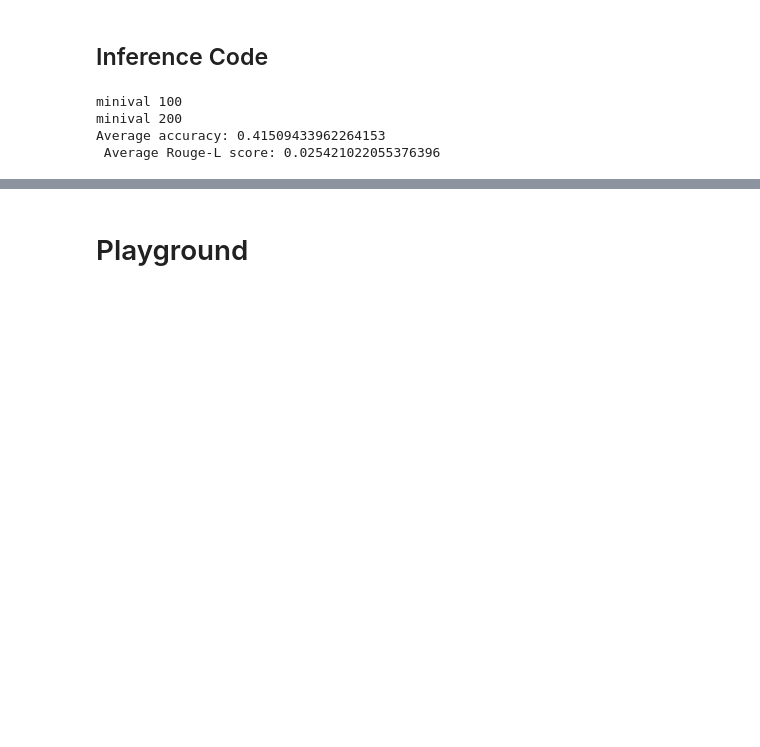
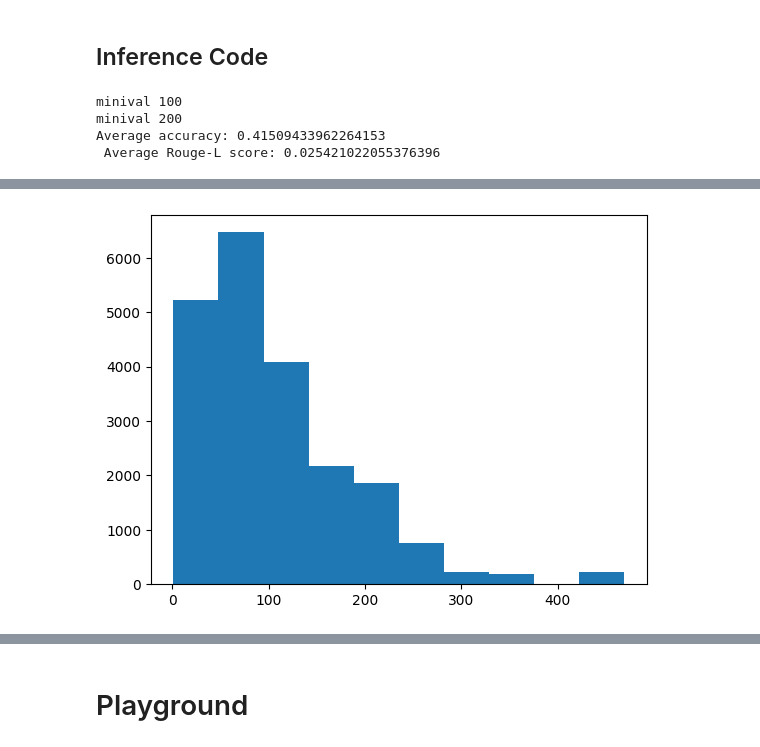
Before and after one commit to rohan598/eeevqa, a Jupyter notebook: science-qa-data-vis-process.ipynb, the cells around one changed output, grey strips where cells are left out. Cells and saved outputs as stored; diff of their text form; code cells hidden in the pictures; blank space fills up the shorter version.

```diff
--- a/science-qa-data-vis-process.ipynb
+++ b/science-qa-data-vis-process.ipynb
@@ -1153,0 +1224,4 @@ Average accuracy: 0.41509433962264153
+# %%
+visualize_input_distribution(meta_data_dict, param = "lecture")
+# %% [output]
+[figure, added]
```
Also changed, not shown: parts of 69 cells of this notebook, 1 other file.
